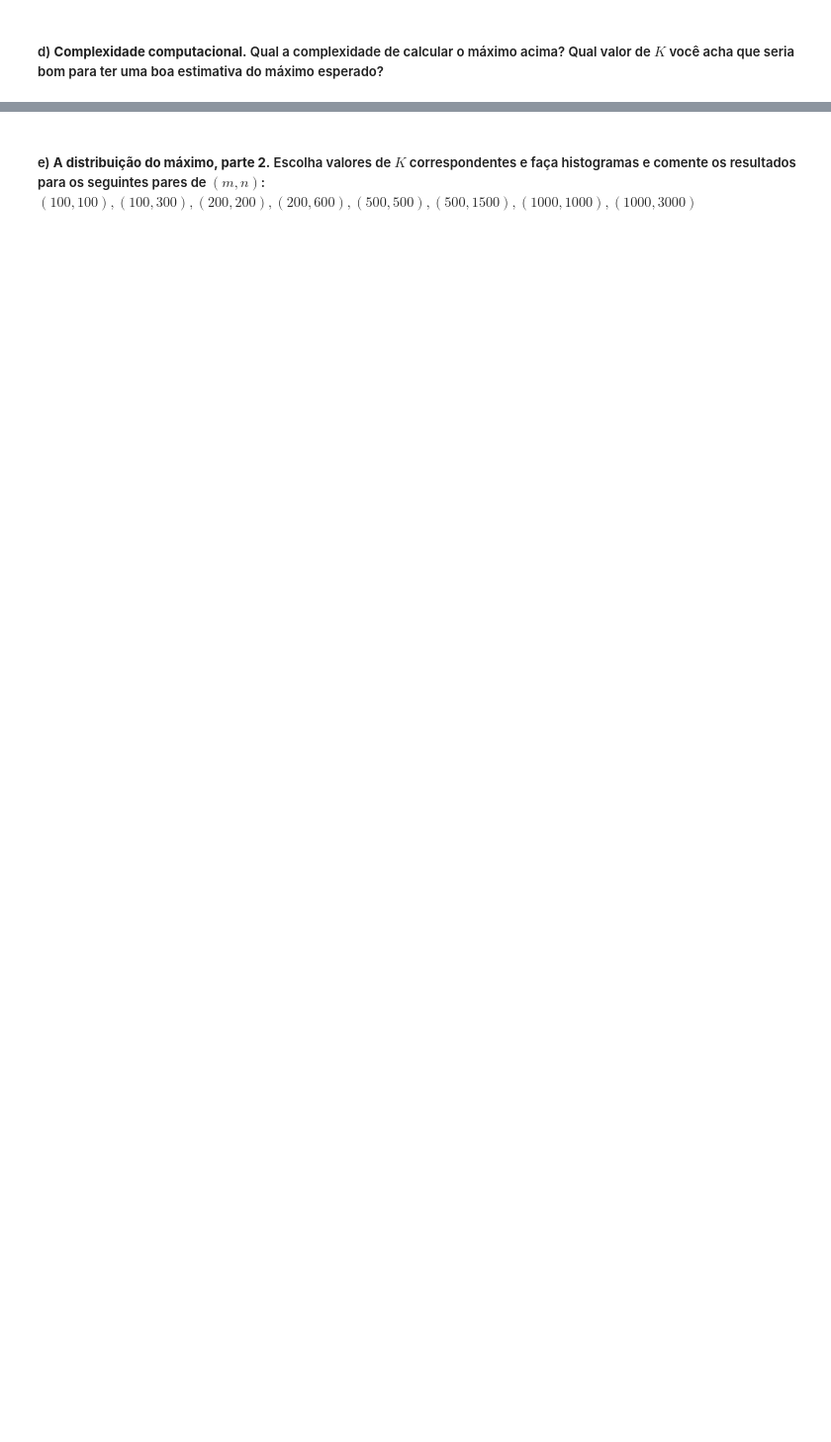
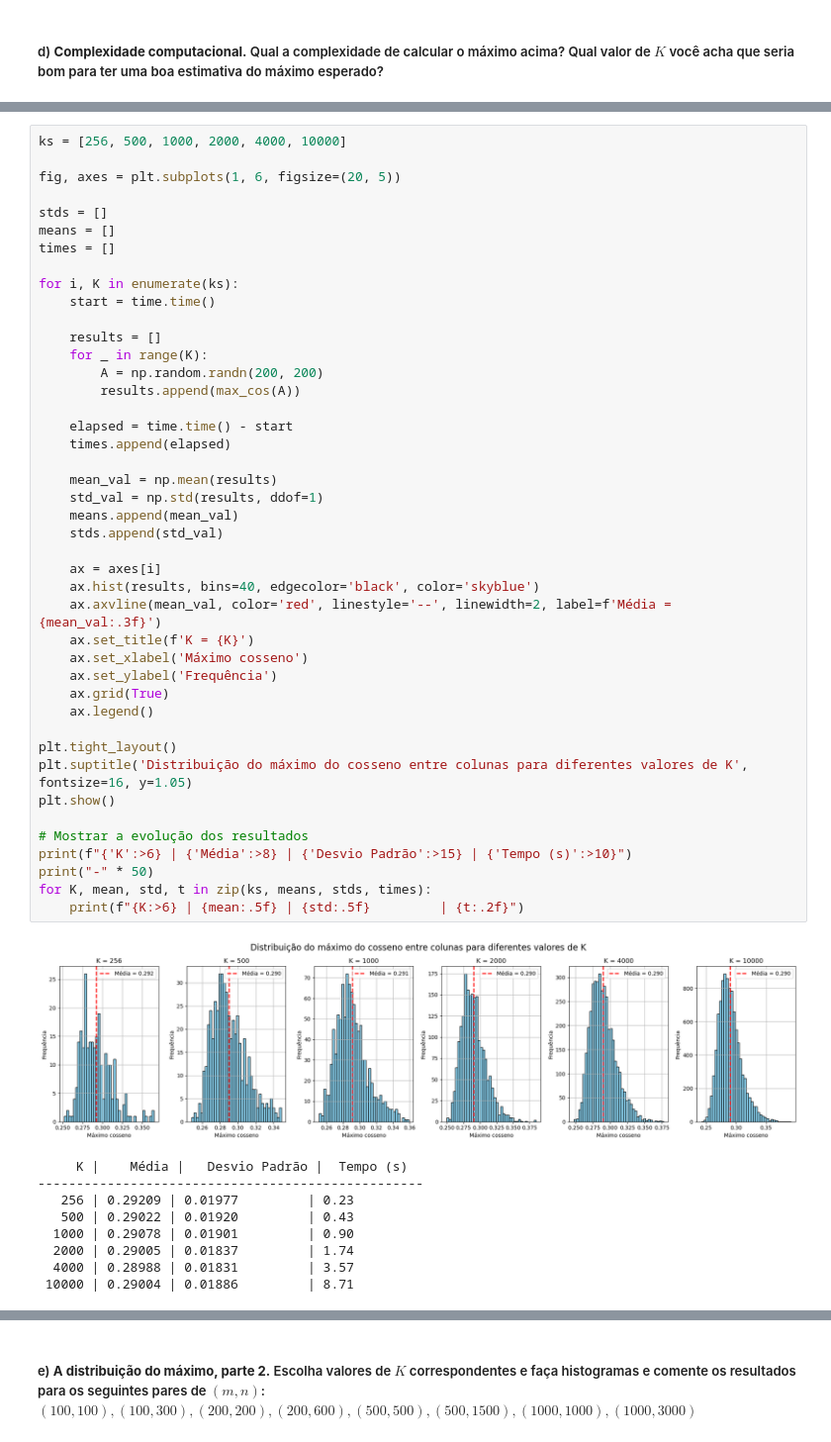
Before and after one commit to ADrielFariads/Projeto4_ALN, a Jupyter notebook: temp.ipynb, the cells around one changed output, grey strips where cells are left out. Shown at 99% size. Cells and saved outputs as stored; diff of their text form; blank space fills up the shorter version.

```diff
--- a/temp.ipynb
+++ b/temp.ipynb
@@ -204,0 +224,53 @@ plt.show()
+# %%
+ks = [256, 500, 1000, 2000, 4000, 10000]
+
+fig, axes = plt.subplots(1, 6, figsize=(20, 5))
+
+stds = []
+means = []
+times = []
+
+for i, K in enumerate(ks):
+    start = time.time()
+
+    results = []
+    for _ in range(K):
+        A = np.random.randn(200, 200)
+        results.append(max_cos(A))
+
+    elapsed = time.time() - start
+    times.append(elapsed)
+
+    mean_val = np.mean(results)
+    std_val = np.std(results, ddof=1)
+    means.append(mean_val)
+    stds.append(std_val)
+
+    ax = axes[i]
+    ax.hist(results, bins=40, edgecolor='black', color='skyblue')
+    ax.axvline(mean_val, color='red', linestyle='--', linewidth=2, label=f'Média = {mean_val:.3f}')
+    ax.set_title(f'K = {K}')
+    ax.set_xlabel('Máximo cosseno')
+    ax.set_ylabel('Frequência')
+    ax.grid(True)
+    ax.legend()
+
+plt.tight_layout()
+plt.suptitle('Distribuição do máximo do cosseno entre colunas para diferentes valores de K', fontsize=16, y=1.05)
+plt.show()
+
+# Mostrar a evolução dos resultados
+print(f"{'K':>6} | {'Média':>8} | {'Desvio Padrão':>15} | {'Tempo (s)':>10}")
+print("-" * 50)
+for K, mean, std, t in zip(ks, means, stds, times):
+    print(f"{K:>6} | {mean:.5f} | {std:.5f}         | {t:.2f}")
+# %% [output]
+[figure, added]
+     K |    Média |   Desvio Padrão |  Tempo (s)
+--------------------------------------------------
+   256 | 0.29209 | 0.01977         | 0.23
+   500 | 0.29022 | 0.01920         | 0.43
+  1000 | 0.29078 | 0.01901         | 0.90
+  2000 | 0.29005 | 0.01837         | 1.74
+  4000 | 0.28988 | 0.01831         | 3.57
+ 10000 | 0.29004 | 0.01886         | 8.71
```
Also changed, not shown: parts of 12 cells of this notebook.
